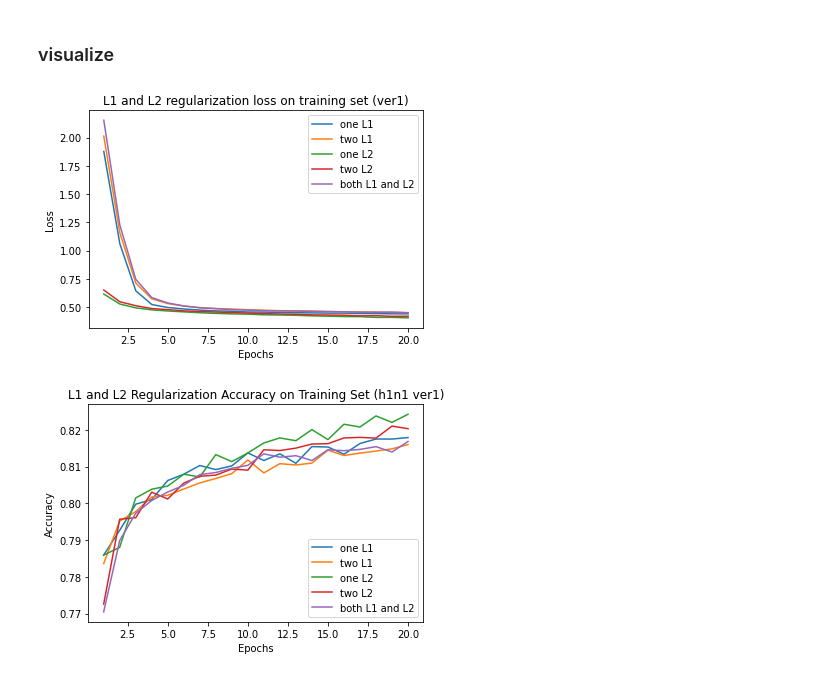
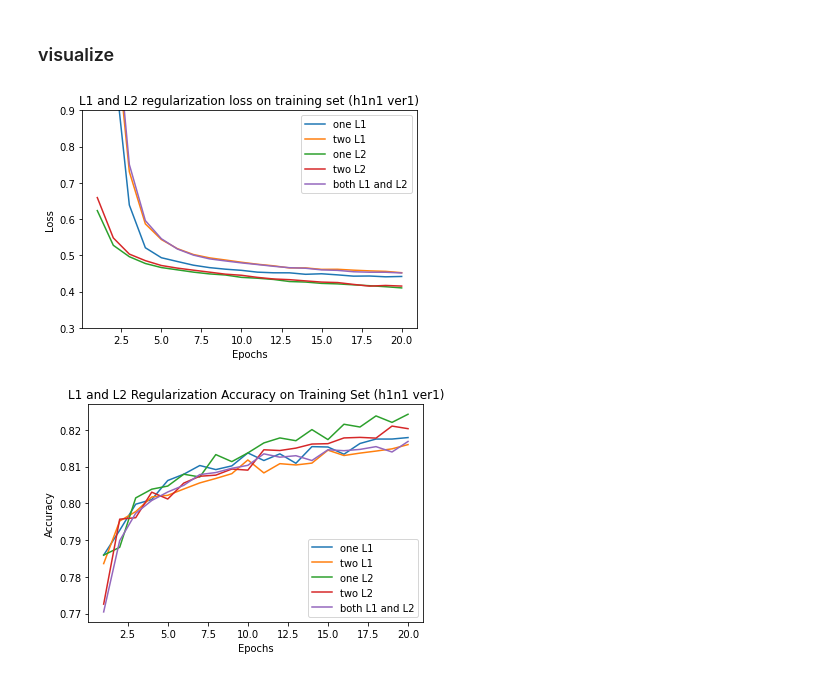
Before and after one commit to mjiii25/22-1_DL, a Jupyter notebook: team-project/modeling-dl.ipynb, the cells around one changed output. Drawn from its saved outputs; the diff is of its cells as text; code cells hidden in the pictures.

```diff
--- a/team-project/modeling-dl.ipynb
+++ b/team-project/modeling-dl.ipynb
@@ -542,35 +542,35 @@ import matplotlib.pyplot as plt
 
 history_dict_h1n1_ver1_L1_1 = history_h1n1_ver1_L1_1.history
 history_dict_h1n1_ver1_L1_2 = history_h1n1_ver1_L1_2.history
 history_dict_h1n1_ver1_L2_1 = history_h1n1_ver1_L2_1.history
 history_dict_h1n1_ver1_L2_2 = history_h1n1_ver1_L2_2.history
 history_dict_h1n1_ver1_L12 = history_h1n1_ver1_L12.history
 
 loss_values_h1n1_ver1_L1_1 = history_dict_h1n1_ver1_L1_1["loss"]
 loss_values_h1n1_ver1_L1_2 = history_dict_h1n1_ver1_L1_2["loss"]
 loss_values_h1n1_ver1_L2_1 = history_dict_h1n1_ver1_L2_1["loss"]
 loss_values_h1n1_ver1_L2_2 = history_dict_h1n1_ver1_L2_2["loss"]
 loss_values_h1n1_ver1_L12 = history_dict_h1n1_ver1_L12["loss"]
 
 
 epochs = range(1, len(loss_values_h1n1_ver1_L1_1) + 1)
 
 
 plt.plot(epochs, loss_values_h1n1_ver1_L1_1, label="one L1")
 plt.plot(epochs, loss_values_h1n1_ver1_L1_2, label="two L1")
 plt.plot(epochs, loss_values_h1n1_ver1_L2_1, label="one L2")
 plt.plot(epochs, loss_values_h1n1_ver1_L2_2, label="two L2")
 plt.plot(epochs, loss_values_h1n1_ver1_L12, label="both L1 and L2")
 
 
 plt.title("L1 and L2 regularization loss on training set (h1n1 ver1)")
 plt.xlabel("Epochs")
 plt.ylabel("Loss")
-#plt.ylim([0.3,0.9])
+plt.ylim([0.3,0.9])
 plt.legend()
 plt.show()
 # %% [output]
-[figure, old version]
+[figure, new version]
 # %%
 # L1, L2 regularization effect on training accuracy
 
```
Also changed, not shown: parts of 43 cells of this notebook.
